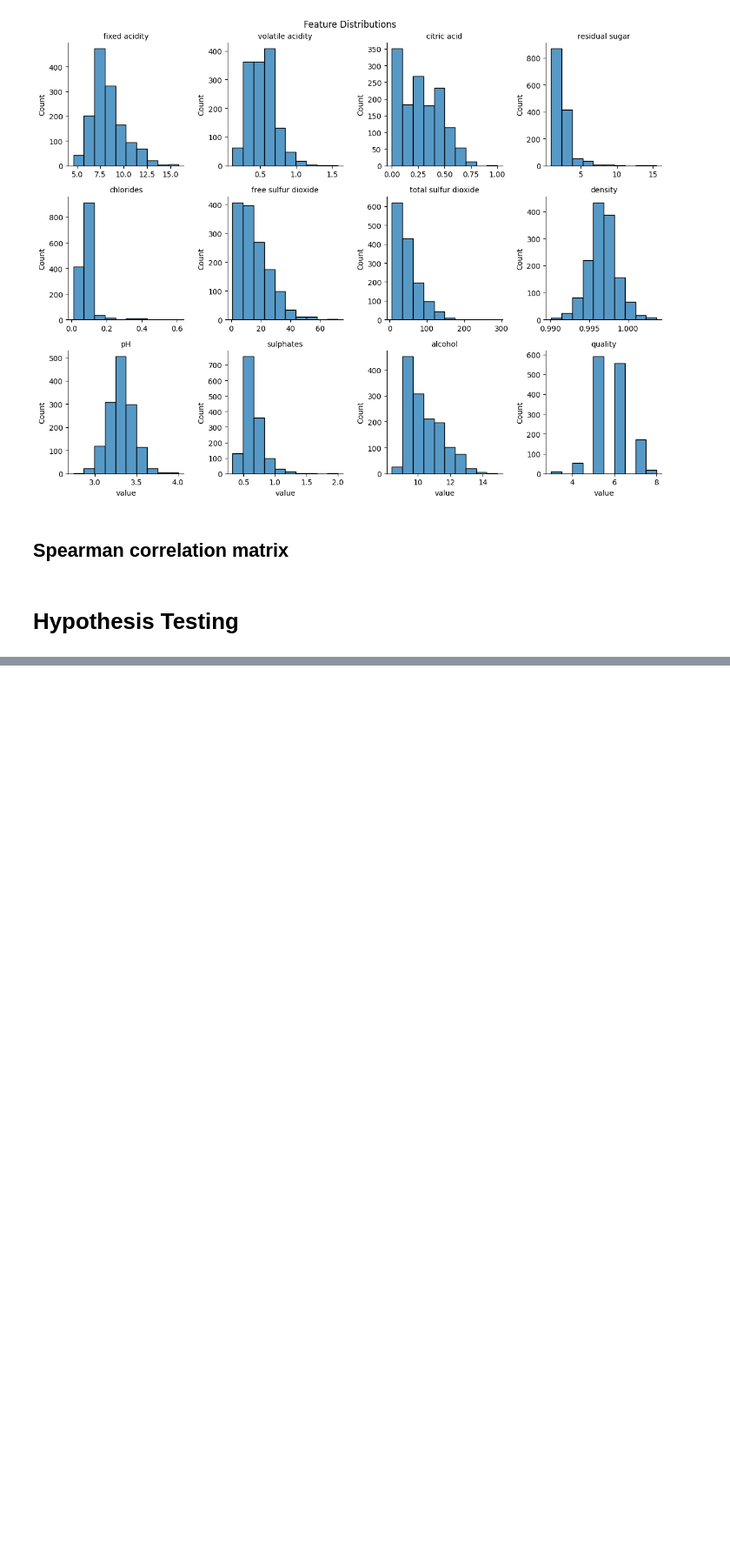
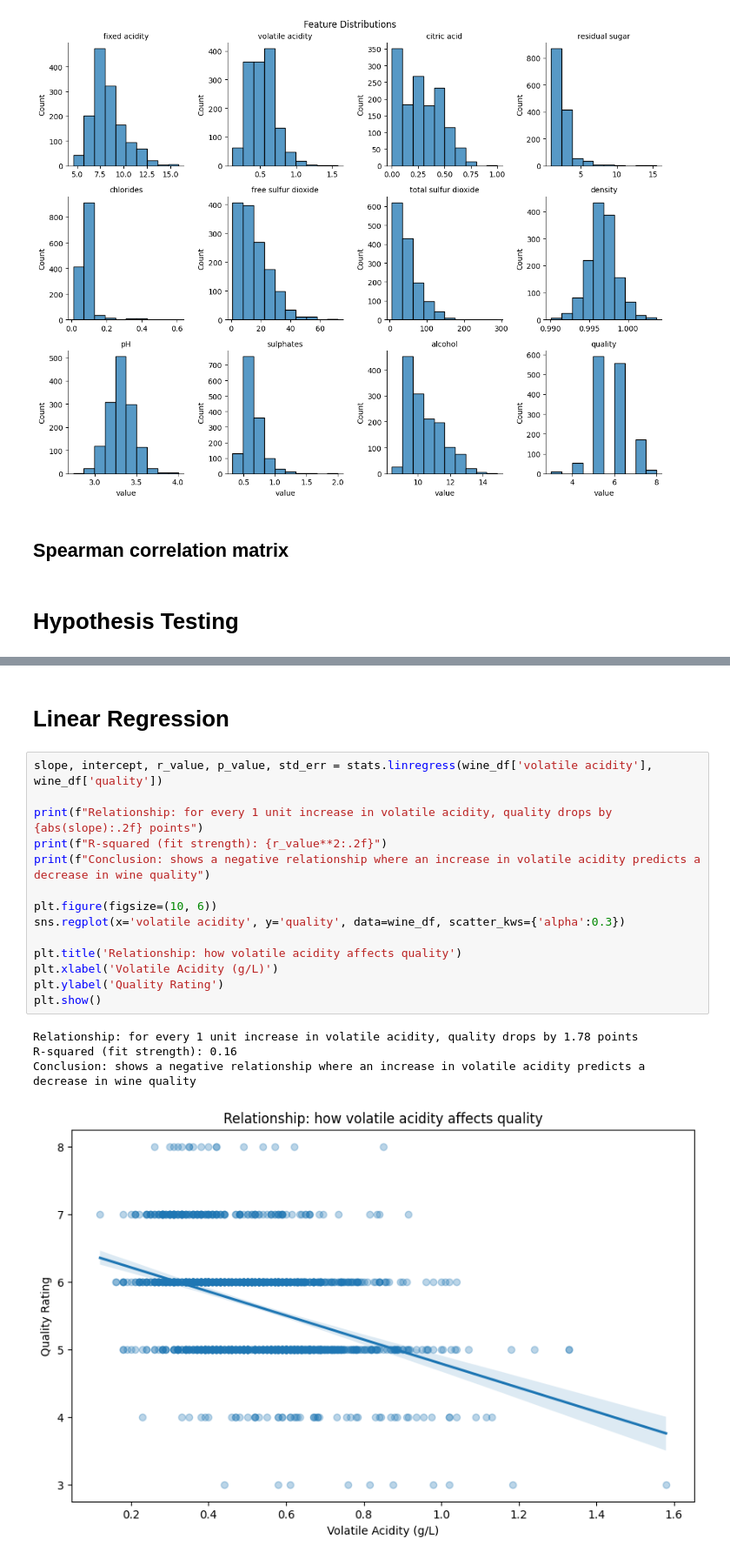
Before and after one commit to Dzui1/CMSC320_finalProject, a Jupyter notebook: wine_classifier.ipynb, the cells around one changed output, grey strips where cells are left out. Shown at 87% size. Cells and saved outputs as stored; diff of their text form; blank space fills up the shorter version.

Commit message:
linear regression

```diff
--- a/wine_classifier.ipynb
+++ b/wine_classifier.ipynb
@@ -266,3 +265,24 @@ p-value: 6.459872974487279e-45
 Result: Statistically Significant. We reject the null hypothesis.
 Conclusion: Volatile acidity levels vary significantly between different wine qualities.
 [figure]
+# %% [markdown]
+# Linear Regression
+# %%
+slope, intercept, r_value, p_value, std_err = stats.linregress(wine_df['volatile acidity'], wine_df['quality'])
+
+print(f"Relationship: for every 1 unit increase in volatile acidity, quality drops by {abs(slope):.2f} points")
+print(f"R-squared (fit strength): {r_value**2:.2f}")
+print(f"Conclusion: shows a negative relationship where an increase in volatile acidity predicts a decrease in wine quality")
+
+plt.figure(figsize=(10, 6))
+sns.regplot(x='volatile acidity', y='quality', data=wine_df, scatter_kws={'alpha':0.3})
+
+plt.title('Relationship: how volatile acidity affects quality')
+plt.xlabel('Volatile Acidity (g/L)')
+plt.ylabel('Quality Rating')
+plt.show()
+# %% [output]
+Relationship: for every 1 unit increase in volatile acidity, quality drops by 1.78 points
+R-squared (fit strength): 0.16
+Conclusion: shows a negative relationship where an increase in volatile acidity predicts a decrease in wine quality
+[figure, added]
```
Also changed, not shown: parts of 3 cells of this notebook.
